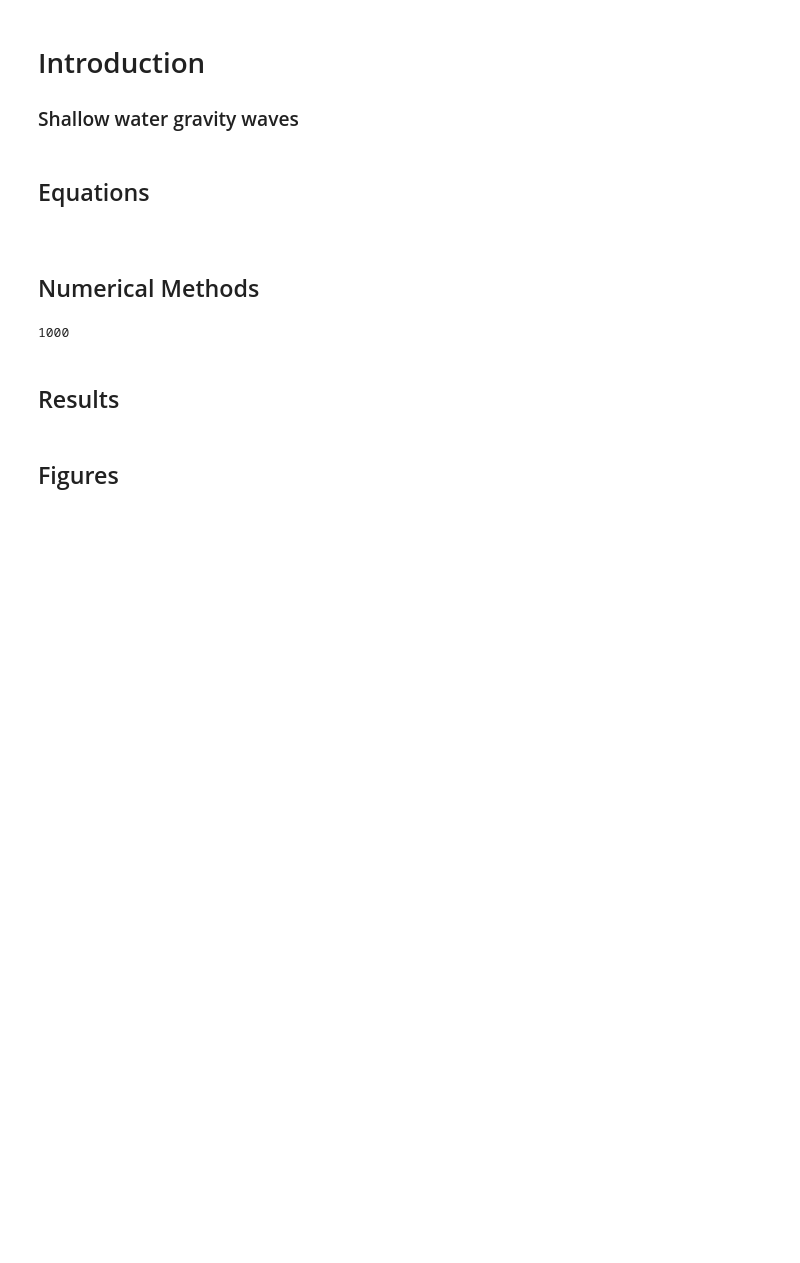
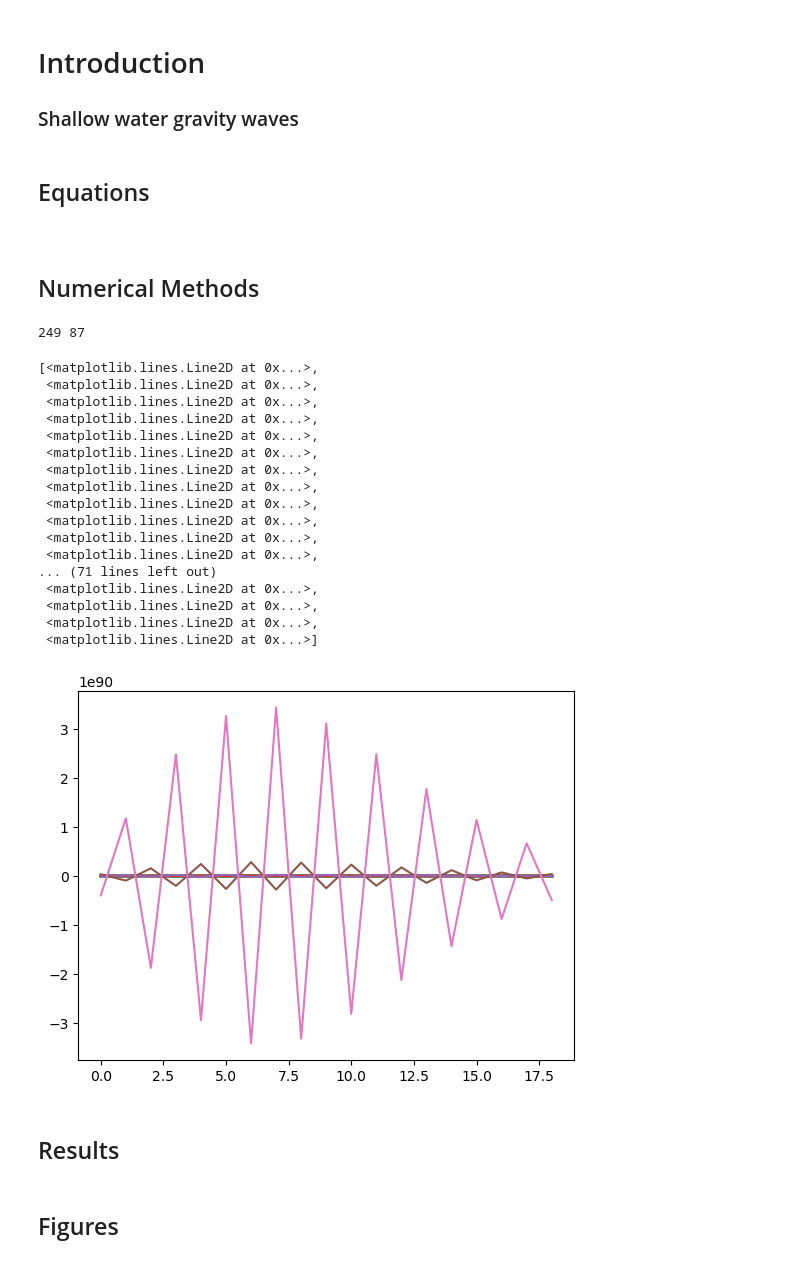
Before and after one commit to monaghanma1/EarthSystemModelingFinal, a Jupyter notebook: MonaghanPierce_FinalProject.ipynb, the cells around one changed output. Drawn from its saved outputs; the diff is of its cells as text; code cells hidden in the pictures; blank space fills up the shorter version.

```diff
--- a/MonaghanPierce_FinalProject.ipynb
+++ b/MonaghanPierce_FinalProject.ipynb
@@ -57,4 +13,40 @@ for k in np.arange(nt-2):
-# %%
-len(t)
-# %% [output]
-1000
+# %%
+# parameters
+xf = 24900*1000 #(m) circumference of earth at equator
+tf = 24*3600 #(s) 1 day in seconds
+gH = 200 #(m/s) zonal wave speed in shallow water (4km)
+
+# grid
+dx = 100000
+dt = 1000
+x = np.arange(0,xf,dx)
+t = np.arange(0,tf,dt)
+
+nx = len(x)
+nt = len(t)
+
+u1 = 10 #average zonal velocity
+u2 = -10 #average zonal velocity
+
+# constant wave speed
+c1 = (u2 + gH)
+c2 = (u2 - gH)
+lam = c1*dt/dx
+
+# initial condition
+u = np.nan*np.ones([nx,nt])
+u[:,0] = np.exp(-(x**2) / 2) #unsure about initial conditions should be
+u[:,1] = np.exp(-(x**2) / 2)
+
+# matrix
+data = np.array([(lam**2)*np.ones(nx), 2*(1-lam**2)*np.ones(nx), (lam**2)*np.ones(nx)])
+diags = np.array([-1, 0, 1])
+M = spdiags(data, diags, nx, nx).toarray()
+
+#Reflective BC
+M[0,0]= 2 - lam**2
+M[nx-1,nx-1] = 2 - lam**2
+
+print(len(x), len(t))
+# %% [output]
+249 87
@@ -61,3 +57,24 @@ len(t)
+# %%
+plt.plot(u[:-230])
+# %% [output]
+[<matplotlib.lines.Line2D at 0x...>,
+ <matplotlib.lines.Line2D at 0x...>,
+ <matplotlib.lines.Line2D at 0x...>,
+ <matplotlib.lines.Line2D at 0x...>,
+ <matplotlib.lines.Line2D at 0x...>,
+ <matplotlib.lines.Line2D at 0x...>,
+ <matplotlib.lines.Line2D at 0x...>,
+ <matplotlib.lines.Line2D at 0x...>,
+ <matplotlib.lines.Line2D at 0x...>,
+ <matplotlib.lines.Line2D at 0x...>,
+ <matplotlib.lines.Line2D at 0x...>,
+ <matplotlib.lines.Line2D at 0x...>,
+... (71 lines left out)
+ <matplotlib.lines.Line2D at 0x...>,
+ <matplotlib.lines.Line2D at 0x...>,
+ <matplotlib.lines.Line2D at 0x...>,
+ <matplotlib.lines.Line2D at 0x...>]
+[figure, added]
 # %% [markdown]
 ## Results
 # %% [markdown]
```
Also changed, not shown: parts of 2 cells of this notebook.
